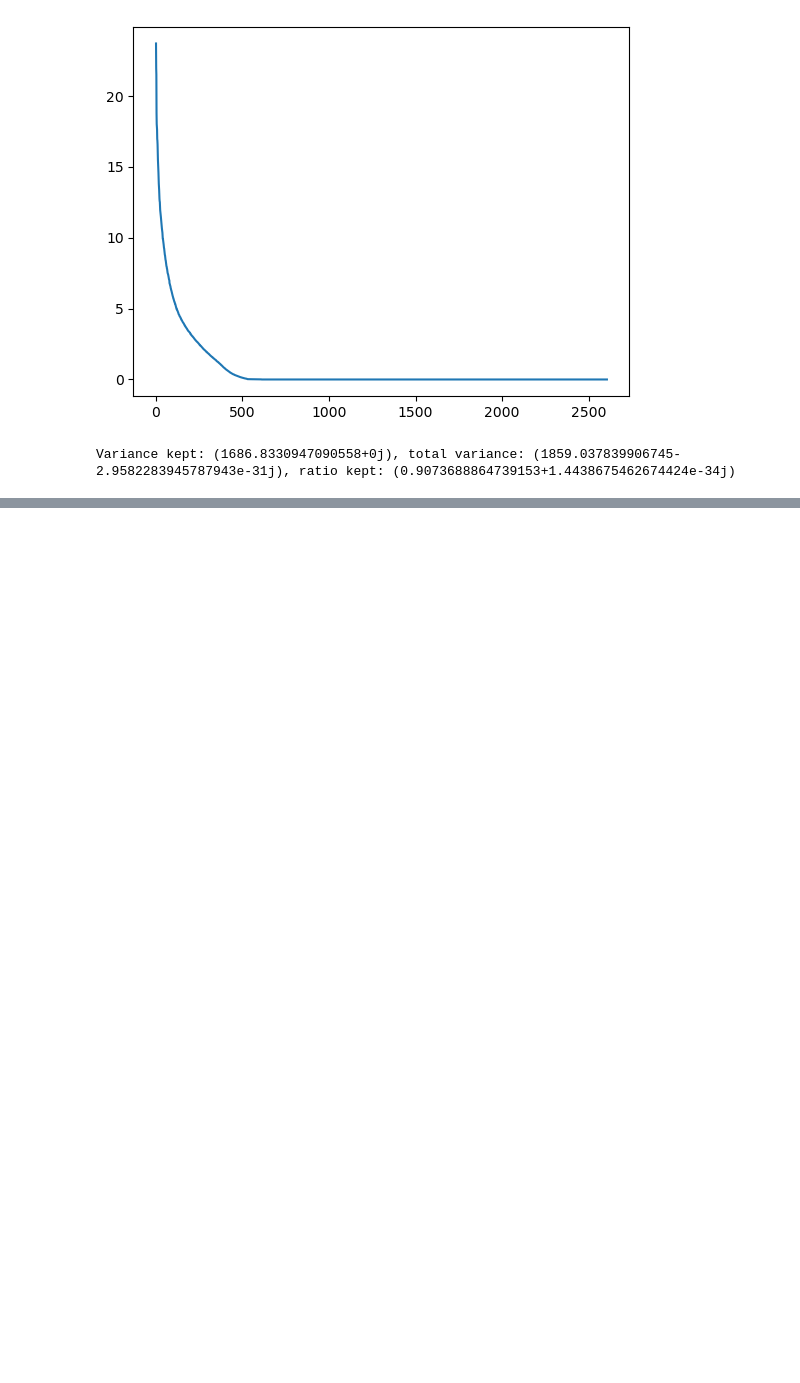
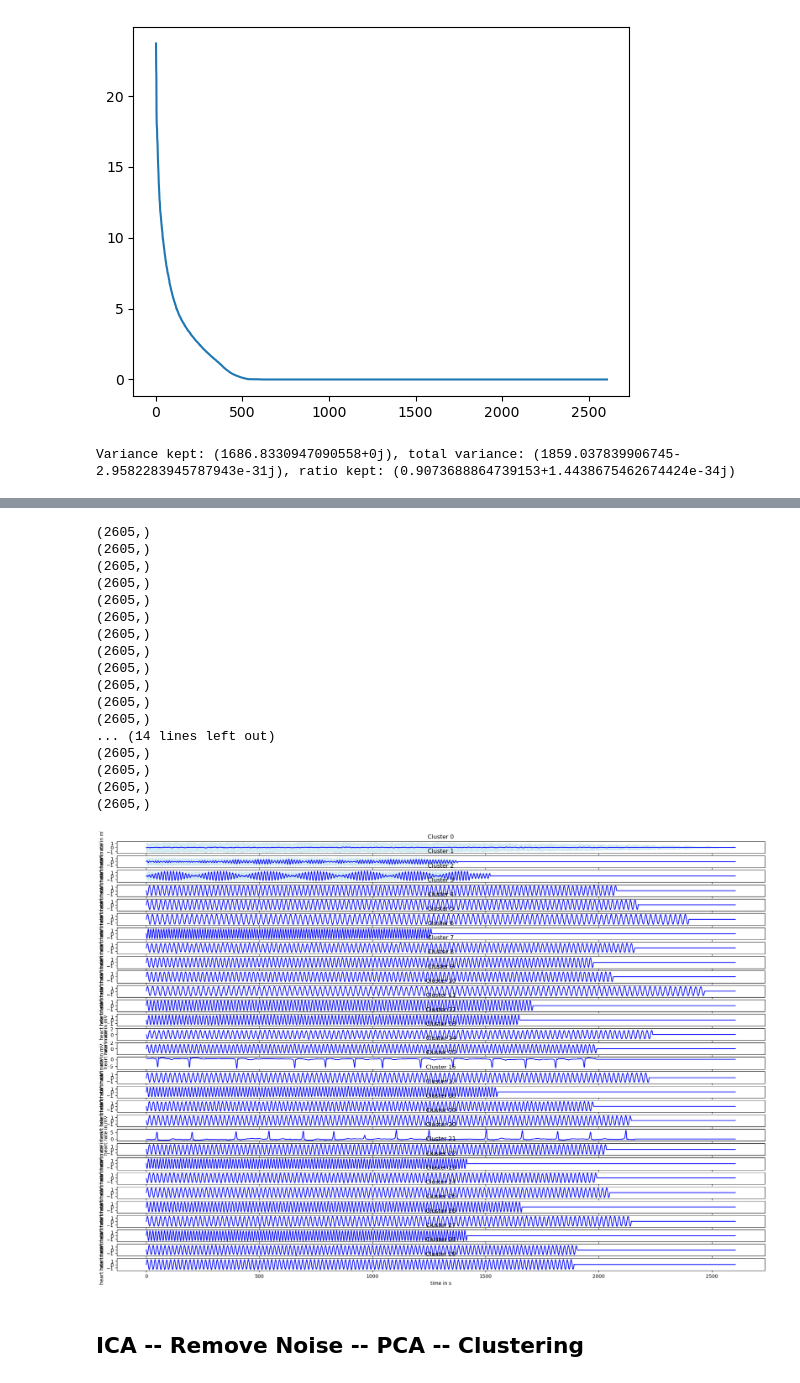
Before and after one commit to Hydropic/Unsupervised-Team-8, a Jupyter notebook: problem-2/jette.ipynb, the cells around one changed output, grey strips where cells are left out. Saved outputs shown, nothing was run; the diff lists cells and outputs as text; code cells hidden in the pictures; blank space fills up the shorter version.

Commit message:
Clustering without extracting noisey signals

```diff
--- a/problem-2/jette.ipynb
+++ b/problem-2/jette.ipynb
@@ -374,4 +377,6 @@ TODO: Why which method and paramters
 # %%
-cluster = DBSCAN(eps=0.2, min_samples=2, metric='euclidean').fit(X)
+cluster = DBSCAN(eps=1, min_samples=2, metric='euclidean').fit(X)
 
-# TODO: visualize the clusters in some way or form
+# print(cluster.labels_)
+print(f'DBSCAN found {len(np.unique(cluster.labels_))} clusters')
+print(f'There is/are {len(np.argwhere(cluster.labels_ == -1))} outlier(s)')
@@ -377,0 +391,49 @@ cluster = DBSCAN(eps=0.2, min_samples=2, metric='euclidean').fit(X)
+# %%
+fig, ax = plt.subplots(nrows=len(np.unique(cluster.labels_)), ncols=1, figsize=(24,16))
+
+for idx, label in enumerate(np.unique(cluster.labels_)):
+    indices = np.argwhere(cluster == label)
+    signals = all_signals[np.where(cluster.labels_ == label)]
+
+
+
+    # Calculate the mean and variance across the curves
+    mean_curve = np.mean(signals, axis=0)
+    print(mean_curve.shape)
+    variance_curve = np.var(signals, axis=0)
+
+    # Plot the mean curve
+    ax[idx].plot(mean_curve, label='Mean Curve', color='blue')
+
+    # Plot the variance as a shaded area (e.g., 1 standard deviation around the mean)
+    std_dev = np.sqrt(variance_curve)
+    ax[idx].fill_between(range(len(mean_curve)), mean_curve - std_dev, mean_curve + std_dev, color='lightblue', alpha=0.5, label='Variance')
+
+
+    ax[idx].title.set_text(f'Cluster {idx}')
+    ax[idx].set_xlabel('time in s')
+    ax[idx].set_ylabel('heart rate in mV')
+
+plt.tight_layout()
+plt.show()
+# %% [output]
+(2605,)
+(2605,)
+(2605,)
+(2605,)
+(2605,)
+(2605,)
+(2605,)
+(2605,)
+(2605,)
+(2605,)
+(2605,)
+(2605,)
+... (14 lines left out)
+(2605,)
+(2605,)
+(2605,)
+(2605,)
+[figure, added]
+# %% [markdown]
+## ICA -- Remove Noise -- PCA -- Clustering
```
Also changed, not shown: parts of 5 cells of this notebook.
